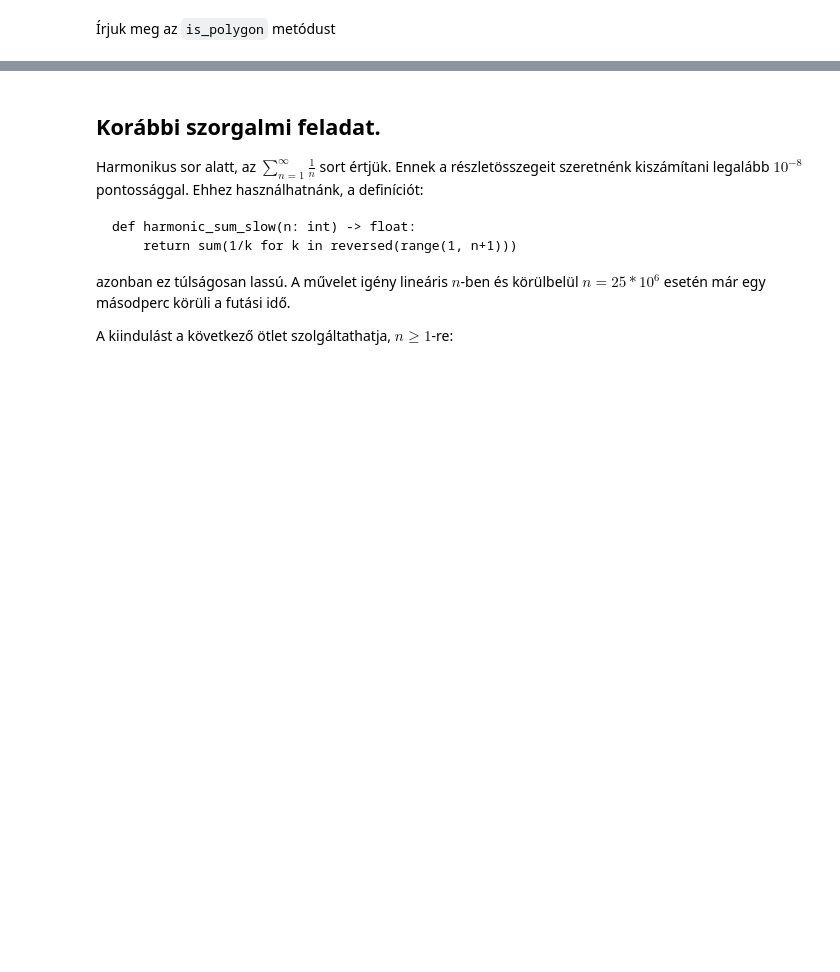
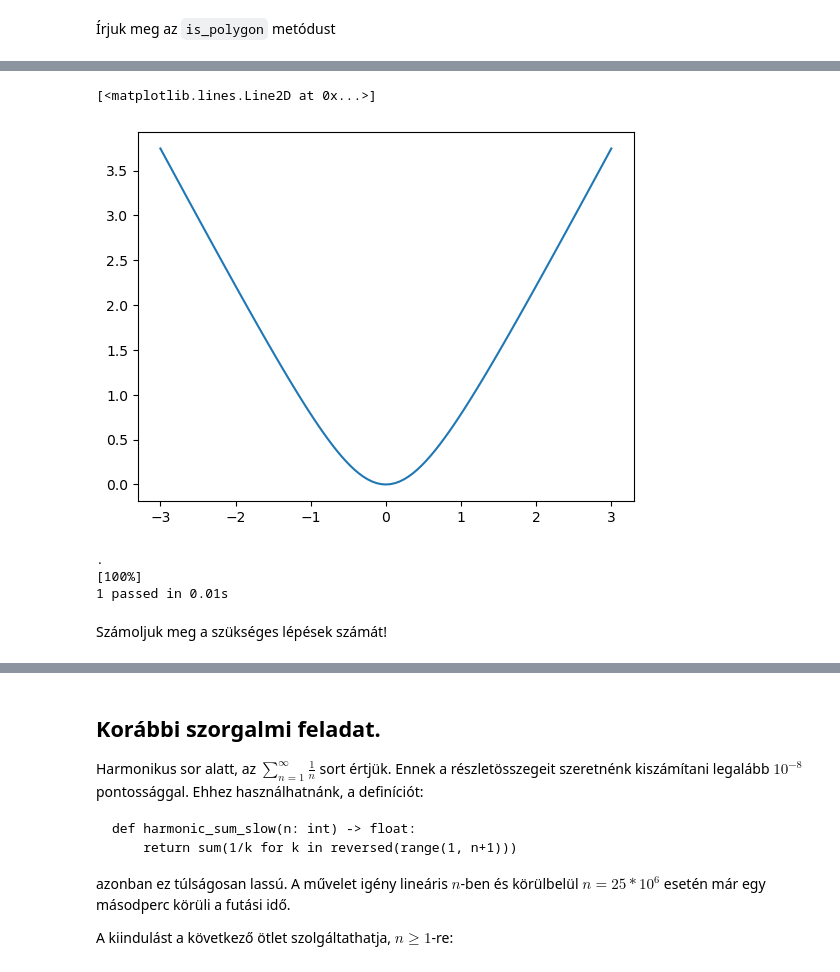
Before and after one commit to prokaj/elte-python, a Jupyter notebook: 11-gyakorlat.ipynb, the cells around one changed output, grey strips where cells are left out. Cells and saved outputs as stored; diff of their text form; code cells hidden in the pictures; blank space fills up the shorter version.

```diff
--- a/11-gyakorlat.ipynb
+++ b/11-gyakorlat.ipynb
@@ -208,0 +310,9 @@ is_inner=True, len(points)=1
+# %%
+def g(x):
+    return x*np.arctan(x)
+
+x = np.linspace(-3, 3, 101)
+plt.plot(x,g(x))
+# %% [output]
+[<matplotlib.lines.Line2D at 0x...>]
+[figure, added]
@@ -208,0 +343,16 @@ is_inner=True, len(points)=1
+# %%
+%%ipytest
+
+def g(x):
+    return x*math.atan(x)
+
+def test_f():
+    for y in np.linspace(0, 1000, 20):
+        x = f(y)
+        x0, x1 = x*(1-eps), x*(1+eps)
+        assert g(x0)<=y<=g(x1)
+# %% [output]
+.                                                                                            [100%]
+1 passed in 0.01s
+# %% [markdown]
+Számoljuk meg a szükséges lépések számát!
```
Also changed, not shown: parts of 15 cells of this notebook.
